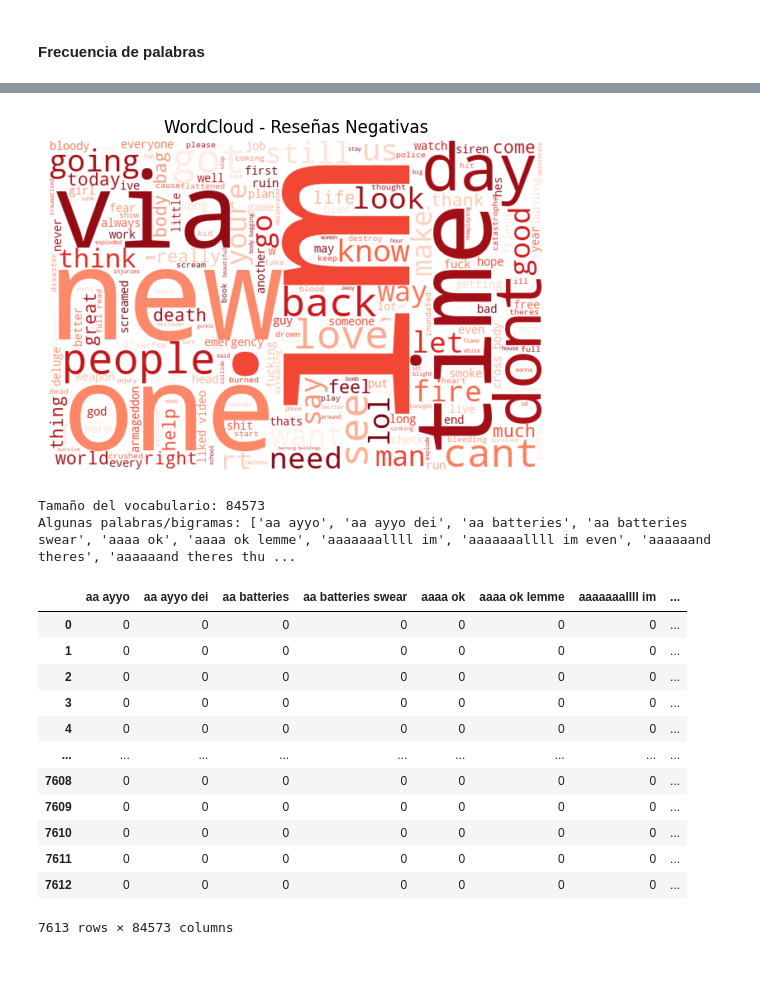
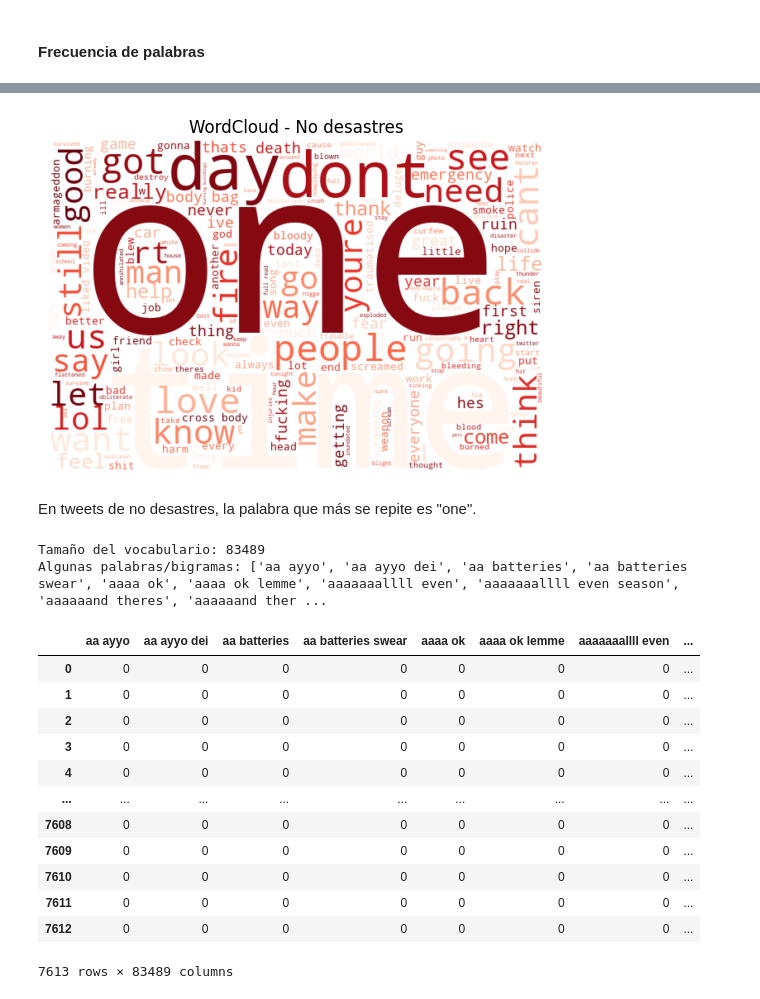
Before and after one commit to Disotoo/DS-Lab-5, a Jupyter notebook: Lab5.ipynb, the cells around one changed output, grey strips where cells are left out. Saved outputs shown, nothing was run; the diff lists cells and outputs as text; code cells hidden in the pictures; blank space fills up the shorter version.

```diff
--- a/Lab5.ipynb
+++ b/Lab5.ipynb
@@ -93,9 +97,13 @@ def limpiar(text):
     text = re.sub(r"<.*?>", " ", text)                  # quitar tags HTML
     text = re.sub(r"\[.*?\]", "", text)                 # quitar palabras dentro de []
     text = re.sub(r"[0-9]+[a-zA-Z]*", "", text)         # quitar palabras que combinen numeros y letras
+    text = re.sub(r"[\U00010000-\U0010ffff]", "", text)
     text = re.sub(r"[^a-zA-Z\s]", "", text)             # quitar símbolos/números
     text = re.sub(r"\s+", " ", text).strip()            # quitar espacios extra
     text = re.sub(r"\bu\b", "", text)                   # quitar 'u' sueltas
+    text = re.sub(r"\bvia\b", "", text)                   # quitar 'via' sueltas
+    text = re.sub(r"\bnew\b", "", text)                   # quitar 'new' sueltas
+    text = re.sub(r"\bim\b", "", text)                   # quitar 'im' sueltas
     tokens = text.split()
     tokens = [word for word in tokens if word not in stop_words]
     return " ".join(tokens)
@@ -177,24 +199,26 @@ plt.show()
 # %%
 plt.imshow(wordcloud_non, interpolation="bilinear")
 plt.axis("off")
-plt.title("WordCloud - Reseñas Negativas")
+plt.title("WordCloud - No desastres")
 plt.show()
 # %% [output]
-[figure, old version]
+[figure, new version]
+# %% [markdown]
+En tweets de no desastres, la palabra que más se repite es "one".
 # %%
-vectorizer = CountVectorizer(ngram_range=(2,3))  # unigramas y bigramas
+vectorizer = CountVectorizer(ngram_range=(2,3))  # bigramas y trigramas
 X = vectorizer.fit_transform(train["clean_text"])
 y = train["target"]
 
 print("Tamaño del vocabulario:", len(vectorizer.get_feature_names_out()))
 print("Algunas palabras/bigramas:", list(vectorizer.get_feature_names_out())[:15])
 # %% [output]
-Tamaño del vocabulario: 84573
-Algunas palabras/bigramas: ['aa ayyo', 'aa ayyo dei', 'aa batteries', 'aa batteries swear', 'aaaa ok', 'aaaa ok lemme', 'aaaaaaallll im', 'aaaaaaallll im even', 'aaaaaand theres', 'aaaaaand theres thu ...
+Tamaño del vocabulario: 83489
+Algunas palabras/bigramas: ['aa ayyo', 'aa ayyo dei', 'aa batteries', 'aa batteries swear', 'aaaa ok', 'aaaa ok lemme', 'aaaaaaallll even', 'aaaaaaallll even season', 'aaaaaand theres', 'aaaaaand ther ...
 # %%
 pd.DataFrame(X.toarray(), columns=vectorizer.get_feature_names_out())
 # %% [output]
-|  | aa ayyo | aa ayyo dei | aa batteries | aa batteries swear | aaaa ok | aaaa ok lemme | aaaaaaallll im | ... |
+|  | aa ayyo | aa ayyo dei | aa batteries | aa batteries swear | aaaa ok | aaaa ok lemme | aaaaaaallll even | ... |
 | 0 | 0 | 0 | 0 | 0 | 0 | 0 | 0 | ... |
 | 1 | 0 | 0 | 0 | 0 | 0 | 0 | 0 | ... |
 | 2 | 0 | 0 | 0 | 0 | 0 | 0 | 0 | ... |
@@ -206,4 +230,4 @@ pd.DataFrame(X.toarray(), columns=vectorizer.get_feature_names_out())
 | 7610 | 0 | 0 | 0 | 0 | 0 | 0 | 0 | ... |
 | 7611 | 0 | 0 | 0 | 0 | 0 | 0 | 0 | ... |
 | 7612 | 0 | 0 | 0 | 0 | 0 | 0 | 0 | ... |
-7613 rows × 84573 columns
+7613 rows × 83489 columns
```
Also changed, not shown: parts of 24 cells of this notebook.
